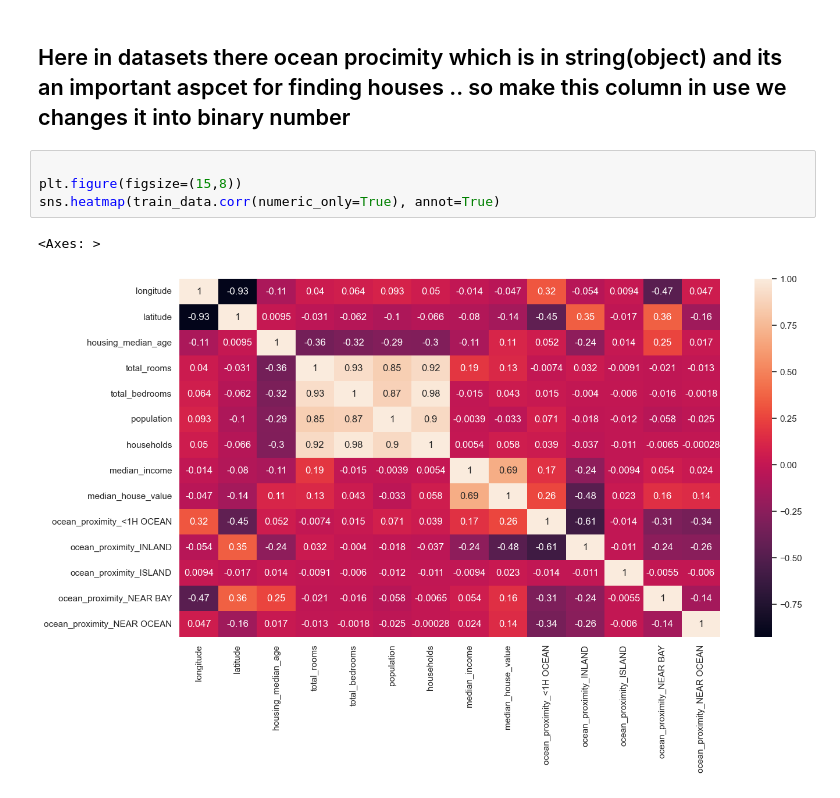
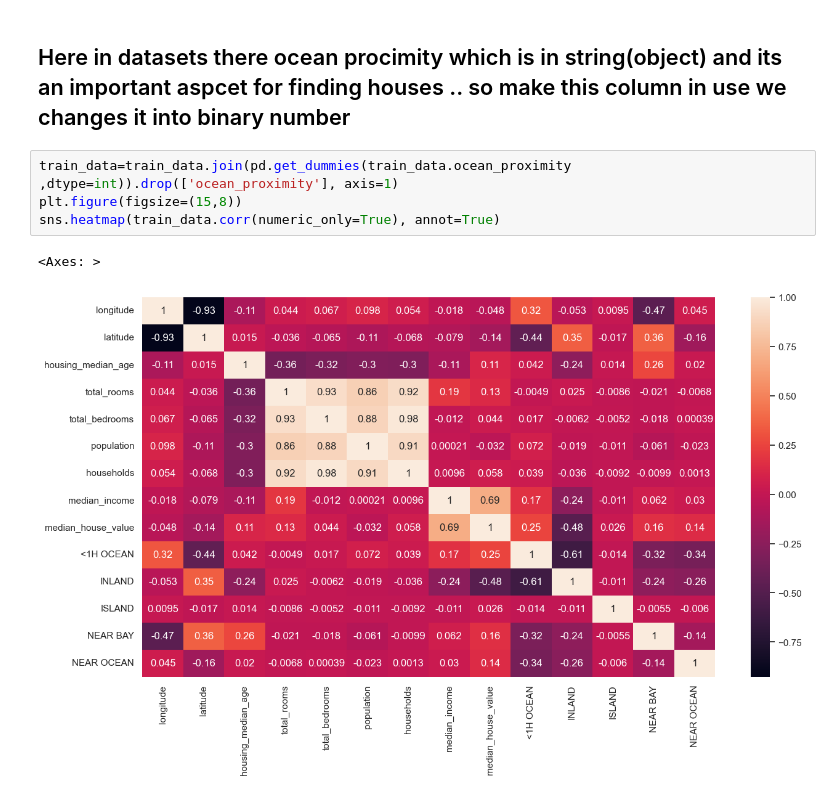
Before and after one commit to krithik-n25/House-Prediction-Model, a Jupyter notebook: model_training/prediction.ipynb, the cells around one changed output. Cells and saved outputs as stored; diff of their text form.

```diff
--- a/model_training/prediction.ipynb
+++ b/model_training/prediction.ipynb
@@ -138,9 +138,9 @@ sns.heatmap(train_data.corr(numeric_only=True), annot=True)
 # %% [markdown]
 ## Here in datasets there ocean procimity which is in string(object) and its an important aspcet for finding houses .. so make this column in use we changes it into binary number
 # %%
-
+train_data=train_data.join(pd.get_dummies(train_data.ocean_proximity ,dtype=int)).drop(['ocean_proximity'], axis=1)
 plt.figure(figsize=(15,8))
 sns.heatmap(train_data.corr(numeric_only=True), annot=True)
 # %% [output]
 <Axes: >
-[figure, old version]
+[figure, new version]
```
Also changed, not shown: parts of 4 cells of this notebook.
